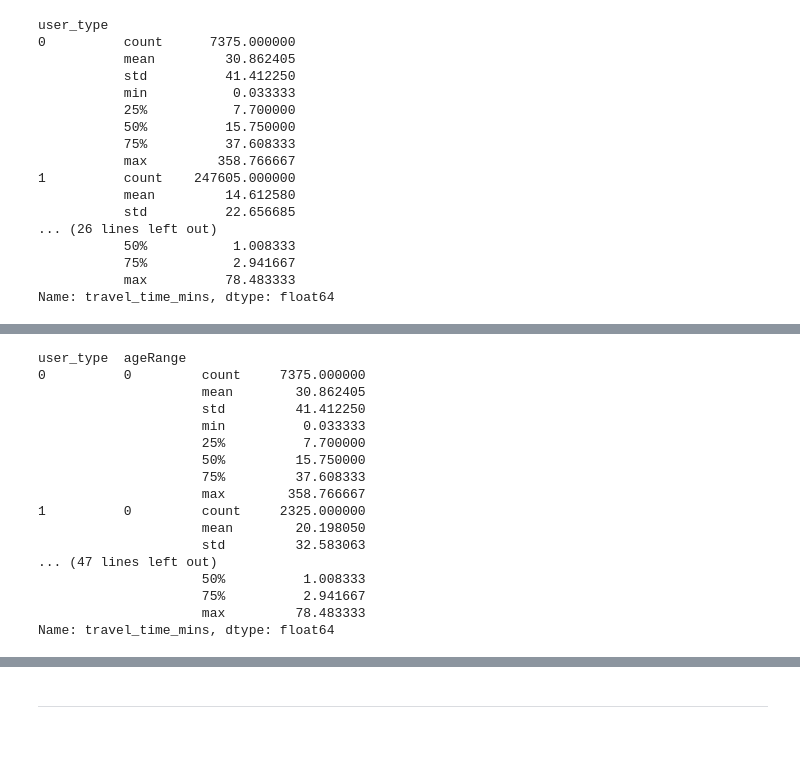
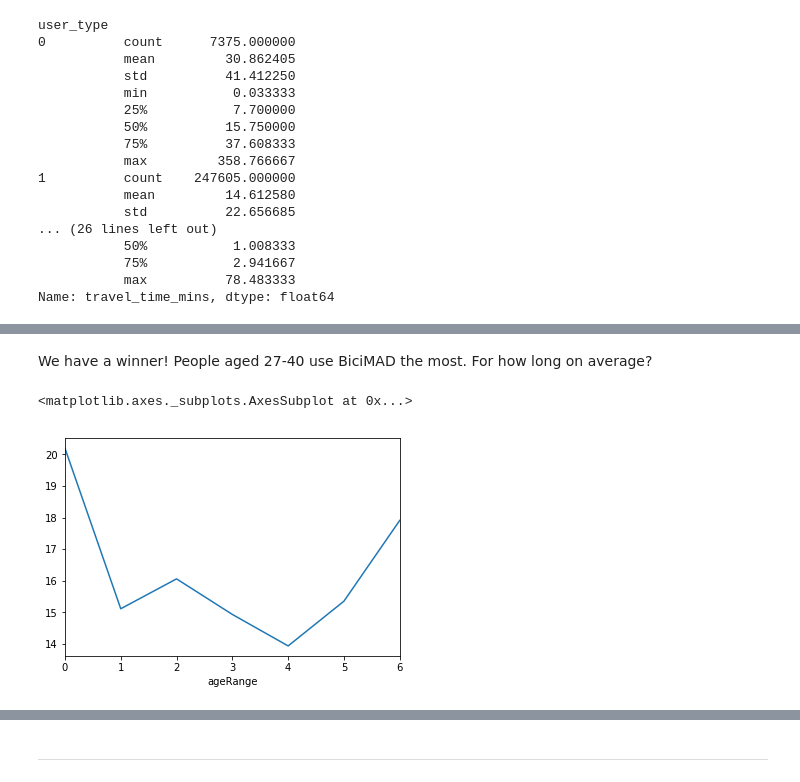
Before and after one commit to rameerez/bicimad-data-analysis, a Jupyter notebook: bicimad-rides-analysis.ipynb, the cells around one changed output, grey strips where cells are left out. Drawn from its saved outputs; the diff is of its cells as text; code cells hidden in the pictures; blank space fills up the shorter version.

```diff
--- a/bicimad-rides-analysis.ipynb
+++ b/bicimad-rides-analysis.ipynb
@@ -231,20 +254,7 @@ On with our next question: do users with different age behave in different ways?
+# %% [markdown]
+We have a winner! People aged 27-40 use BiciMAD the most. For how long on average?
 # %%
-df.groupby(['user_type', 'ageRange'])['travel_time_mins'].describe()
+df.loc[df['user_type']==1].groupby(['ageRange'])['travel_time_mins'].mean().plot()
 # %% [output]
-user_type  ageRange
-0          0         count     7375.000000
-                     mean        30.862405
-                     std         41.412250
-                     min          0.033333
-                     25%          7.700000
-                     50%         15.750000
-                     75%         37.608333
-                     max        358.766667
-1          0         count     2325.000000
-                     mean        20.198050
-                     std         32.583063
-... (47 lines left out)
-                     50%          1.008333
-                     75%          2.941667
-                     max         78.483333
-Name: travel_time_mins, dtype: float64
+<matplotlib.axes._subplots.AxesSubplot at 0x...>
+[figure, added]
```
Also changed, not shown: parts of 39 cells of this notebook, 4 other files.
